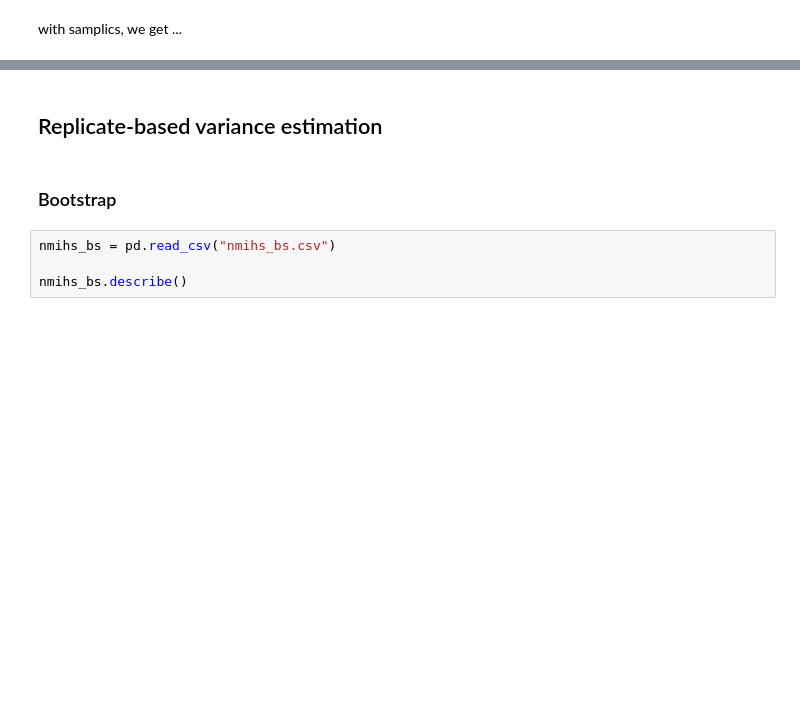
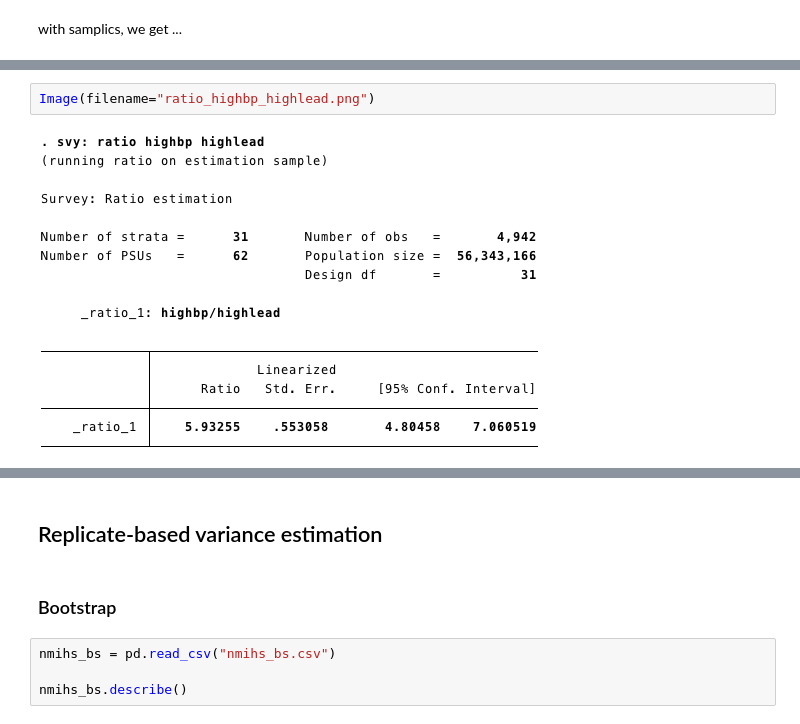
Before and after one commit to samplics-org/samplics, a Jupyter notebook: notebooks/tutorials/04_estimation.ipynb, the cells around one changed output, grey strips where cells are left out. Cells and saved outputs as stored; diff of their text form; blank space fills up the shorter version.

```diff
--- a/notebooks/tutorials/04_estimation.ipynb
+++ b/notebooks/tutorials/04_estimation.ipynb
@@ -86,3 +95,7 @@ Degree of freedom: 1
+# %%
+Image(filename="ratio_highbp_highlead.png")
+# %% [output]
+[figure, added]
 # %%
 ratio_bp_lead = TaylorEstimator("ratio").estimate(
     y=nhanes2f["highbp"],
```
Also changed, not shown: parts of 18 cells of this notebook, 17 other files.
